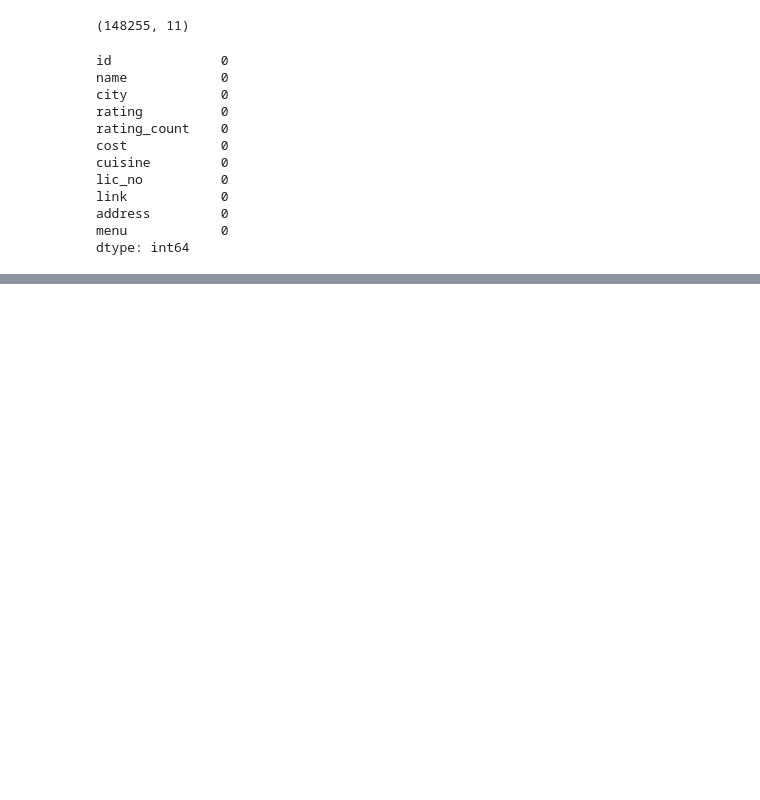
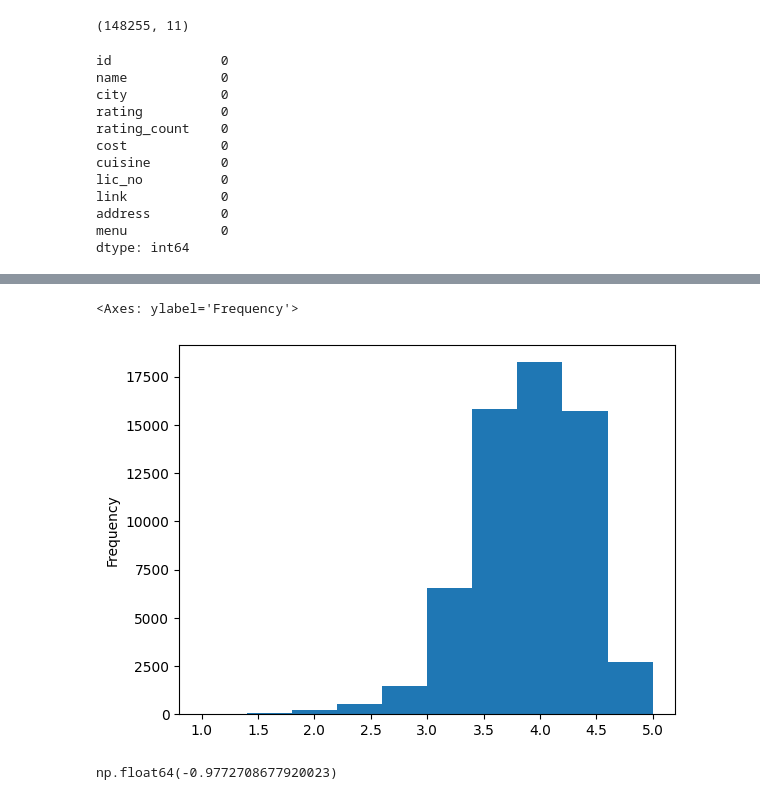
Before and after one commit to ShigilSasi/Swiggy_Restaurant_Recommendation_System_Using_Streamlit, a Jupyter notebook: Swiggy_ML.ipynb, the cells around one changed output, grey strips where cells are left out. Drawn from its saved outputs; the diff is of its cells as text; code cells hidden in the pictures; blank space fills up the shorter version.

```diff
--- a/Swiggy_ML.ipynb
+++ b/Swiggy_ML.ipynb
@@ -73,3 +88,6 @@ link            0
 address         0
 menu            0
 dtype: int64
+# %%
+df['cost'] = df['cost'].str.replace('₹', '')
+df['cost'] = pd.to_numeric(df['cost'], errors='coerce')
@@ -75,0 +118,2 @@ dtype: int64
+# %%
+df['rating'] = pd.to_numeric(df['rating'], errors='coerce')
@@ -75,0 +135,9 @@ dtype: int64
+# %%
+df['rating'].plot.hist()
+# %% [output]
+<Axes: ylabel='Frequency'>
+[figure, added]
+# %%
+df['rating'].skew()
+# %% [output]
+np.float64(-0.9772708677920023)
```
Also changed, not shown: parts of 11 cells of this notebook.
